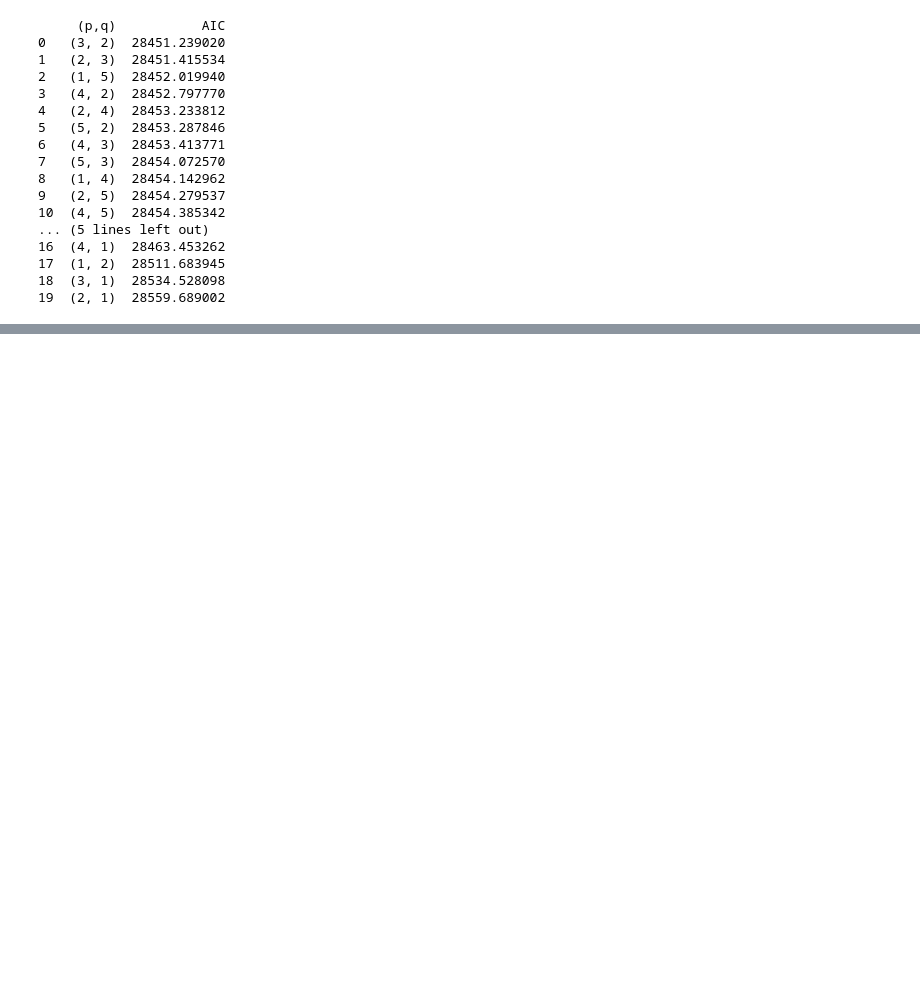
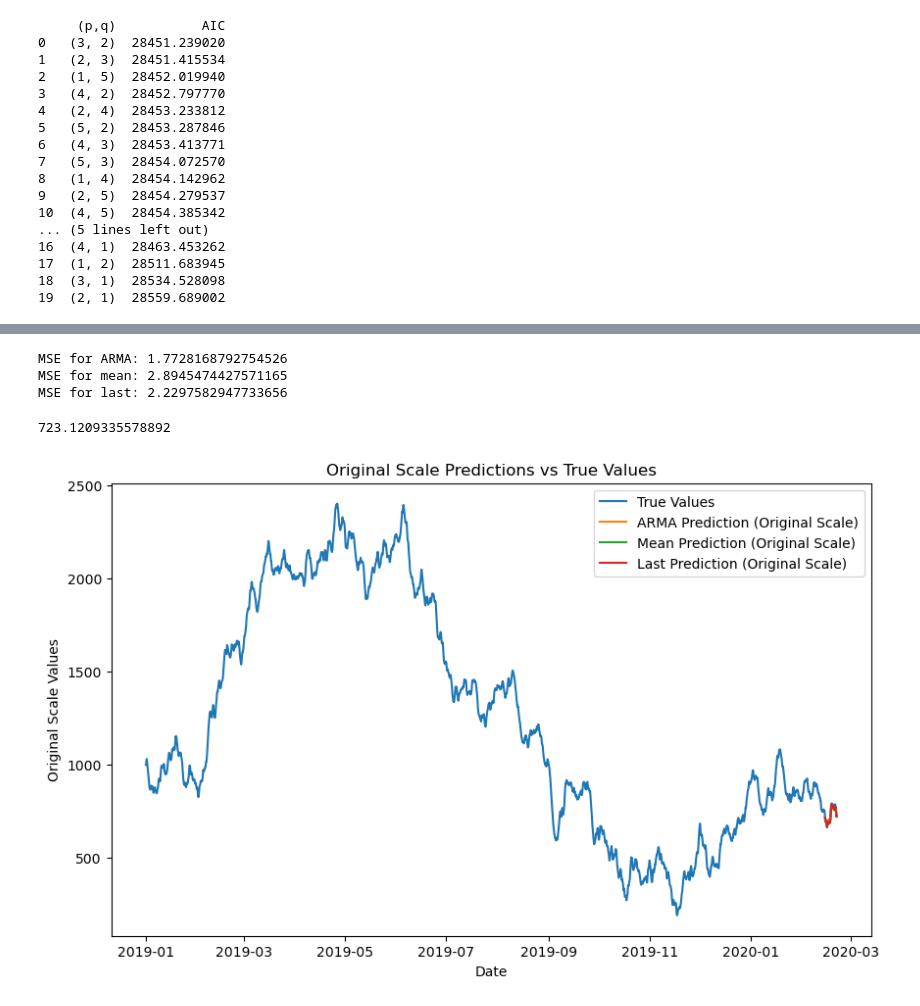
Before and after one commit to JoaoRFigueiredo/MEI-SIC, a Jupyter notebook: Ano1/MINDD/PL/Aula8/ficha_8.ipynb, the cells around one changed output, grey strips where cells are left out. Saved outputs shown, nothing was run; the diff lists cells and outputs as text; code cells hidden in the pictures; blank space fills up the shorter version.

```diff
--- a/Ano1/MINDD/PL/Aula8/ficha_8.ipynb
+++ b/Ano1/MINDD/PL/Aula8/ficha_8.ipynb
@@ -421,0 +325,49 @@ plt.show()
+# %%
+#let's compare these 3 models according to their Mean Squared Error metric
+
+
+
+
+# Calculate MSE for ARMA prediction
+mse_arma = mean_squared_error(df_test, pred_MA)
+
+# Calculate MSE for mean prediction
+mse_mean = mean_squared_error(df_test, pred_mean)
+
+# Calculate MSE for last prediction
+mse_last = mean_squared_error(df_test, pred_last)
+
+print("MSE for ARMA:", mse_arma)
+print("MSE for mean:", mse_mean)
+print("MSE for last:", mse_last)
+# %% [output]
+MSE for ARMA: 1.7728168792754526
+MSE for mean: 2.8945474427571165
+MSE for last: 2.2297582947733656
+# %%
+#reverse to original scale with cumsum
+
+initial_value = df['hourly_bandwidth'].iloc[-169]
+print(initial_value)
+
+# Reverse differencing and bring values to the original scale
+pred_MA_original_scale = df['hourly_bandwidth'].iloc[-169] + np.cumsum(pred_MA)
+pred_mean_original_scale = df['hourly_bandwidth'].iloc[-169] + np.cumsum(pred_mean)
+pred_last_original_scale = df['hourly_bandwidth'].iloc[-169] + np.cumsum(pred_last)
+
+
+# Plot the original scale predictions and the true values
+plt.figure(figsize=(10, 6))
+plt.plot(df.index, df['hourly_bandwidth'], label='True Values')
+plt.plot(df_test.index, pred_MA_original_scale, label='ARMA Prediction (Original Scale)')
+plt.plot(df_test.index, pred_mean_original_scale, label='Mean Prediction (Original Scale)')
+plt.plot(df_test.index, pred_last_original_scale, label='Last Prediction (Original Scale)')
+
+plt.title('Original Scale Predictions vs True Values')
+plt.xlabel('Date')
+plt.ylabel('Original Scale Values')
+plt.legend()
+plt.show()
+# %% [output]
+723.1209335578892
+[figure, added]
```
Also changed, not shown: parts of 19 cells of this notebook, 5 other files.
